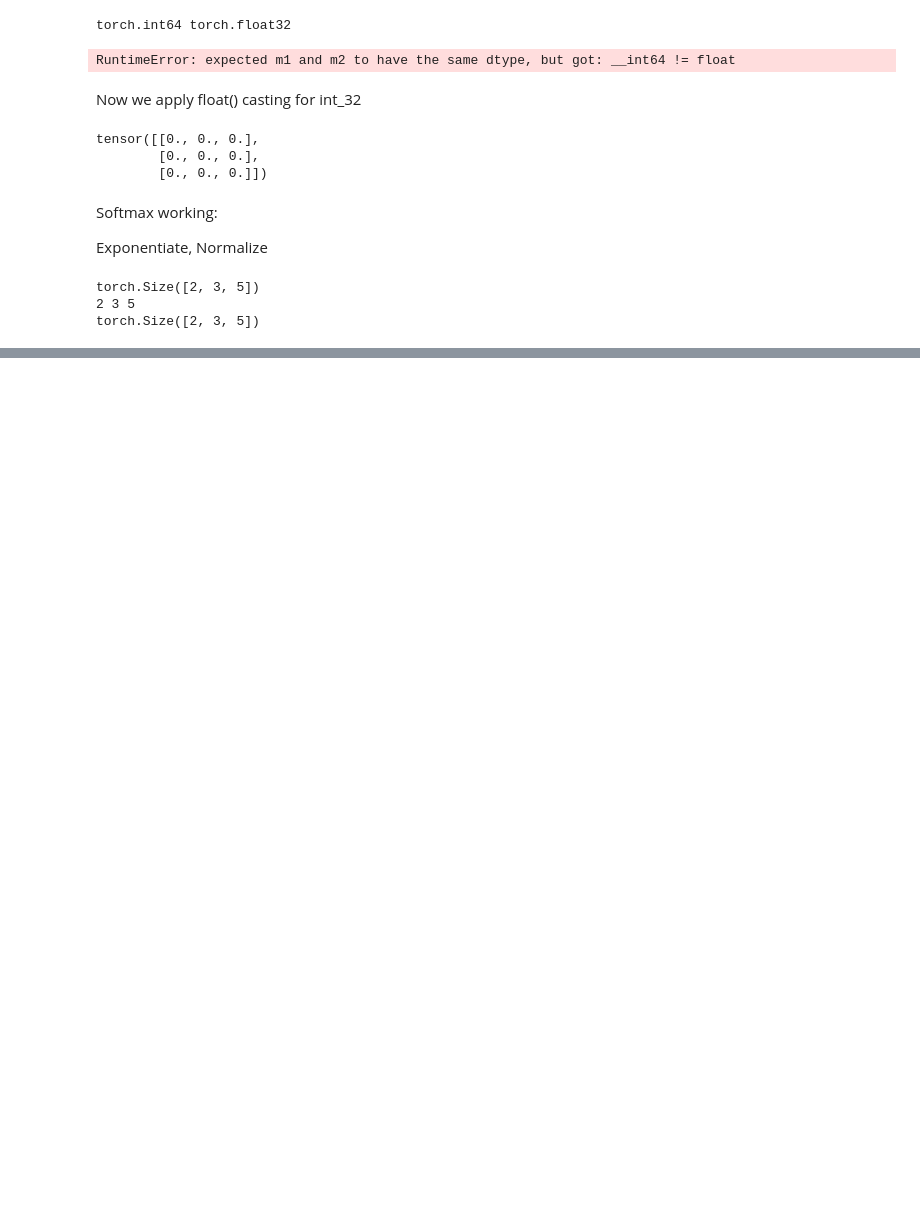
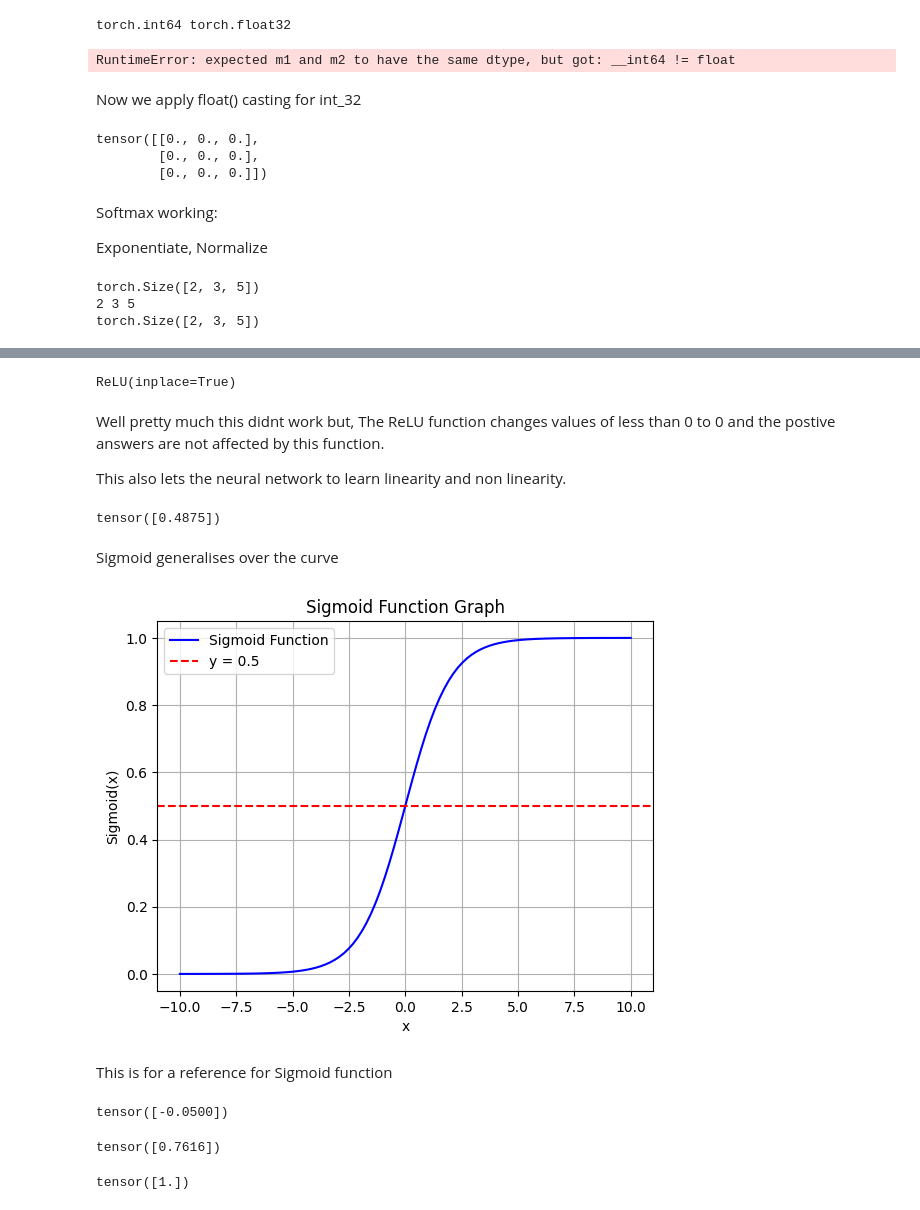
Before and after one commit to PranavJ6210/LLM, a Jupyter notebook: torch-basics.ipynb, the cells around one changed output, grey strips where cells are left out. Saved outputs shown, nothing was run; the diff lists cells and outputs as text; code cells hidden in the pictures; blank space fills up the shorter version.

```diff
--- a/torch-basics.ipynb
+++ b/torch-basics.ipynb
@@ -192,0 +202,66 @@ torch.Size([2, 3, 5])
+# %%
+x = torch.tensor([-0.05], dtype=torch.float32)
+y = nn.ReLU(x)
+print(y)
+# %% [output]
+ReLU(inplace=True)
+# %% [markdown]
+Well pretty much this didnt work but, The ReLU function changes values of less than 0 to 0 and the postive answers are not affected by this function.
+
+
+This also lets the neural network to learn linearity and non linearity.
+# %%
+x = torch.tensor([-0.05], dtype=torch.float32)
+y = F.sigmoid(x)
+print(y)
+# %% [output]
+tensor([0.4875])
+# %% [markdown]
+Sigmoid generalises over the curve
+# %%
+import numpy as np
+import matplotlib.pyplot as plt
+
+# Define the sigmoid function
+def sigmoid(x):
+    return 1 / (1 + np.exp(-x))
+
+# Generate x values from -10 to 10
+x = np.linspace(-10, 10, 100)
+
+# Compute y values using the sigmoid function
+y = sigmoid(x)
+
+# Plot the sigmoid function
+plt.plot(x, y, label="Sigmoid Function", color="blue")
+plt.axhline(y=0.5, color="red", linestyle="--", label="y = 0.5")
+plt.xlabel("x")
+plt.ylabel("Sigmoid(x)")
+plt.title("Sigmoid Function Graph")
+plt.legend()
+plt.grid()
+
+# Show the plot
+plt.show()
+# %% [output]
+[figure, added]
+# %% [markdown]
+This is for a reference for Sigmoid function
+# %%
+x = torch.tensor([-0.05], dtype=torch.float32)
+y = F.tanh(x)
+print(y)
+# %% [output]
+tensor([-0.0500])
+# %%
+x = torch.tensor([1], dtype=torch.float32)
+y = F.tanh(x)
+print(y)
+# %% [output]
+tensor([0.7616])
+# %%
+x = torch.tensor([10], dtype=torch.float32)
+y = F.tanh(x)
+print(y)
+# %% [output]
+tensor([1.])
```
Also changed, not shown: parts of 4 cells of this notebook, 2 other files.
